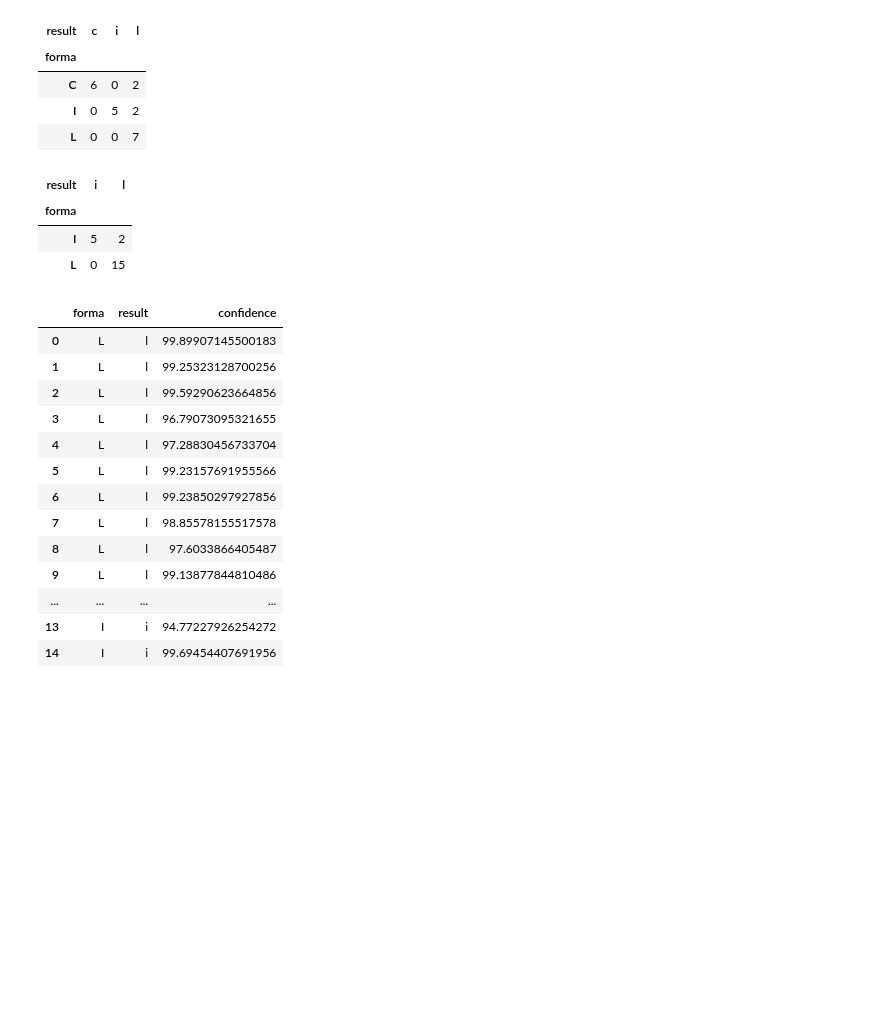
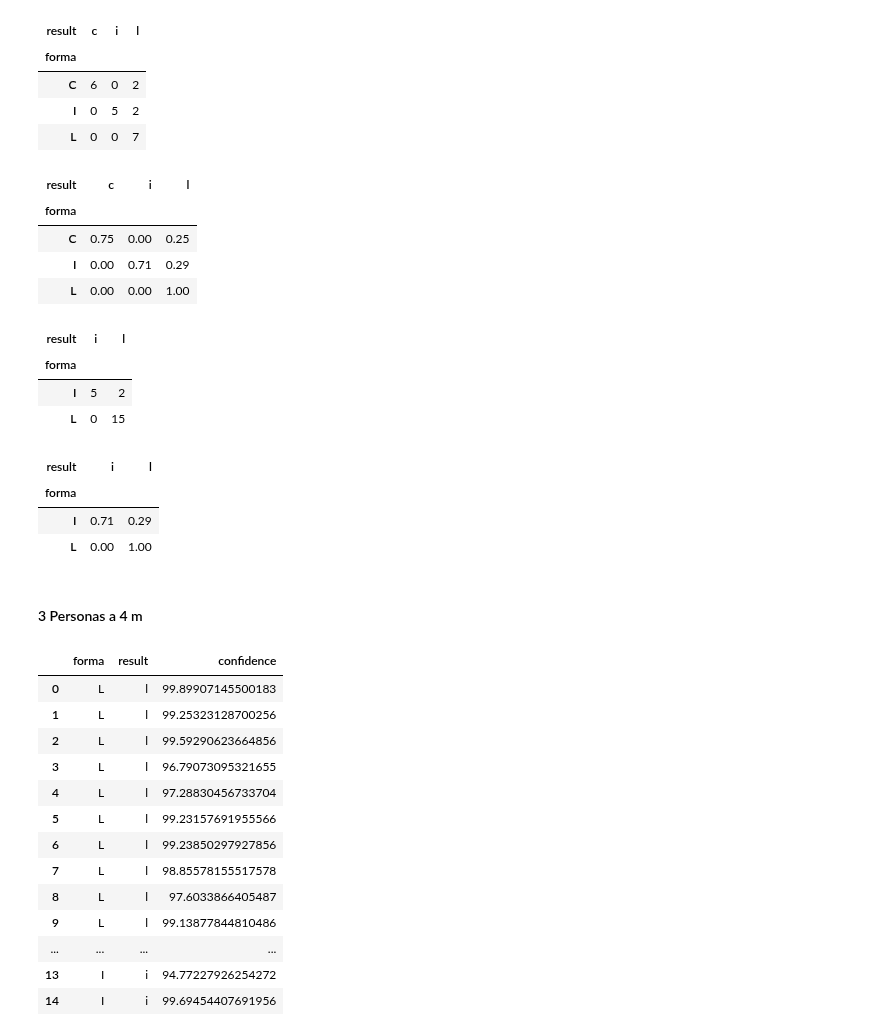
Before and after one commit to stevenaraujo98/integracion_pcl, a Jupyter notebook: get_res.ipynb, the cells around one changed output. Cells and saved outputs as stored; diff of their text form; code cells hidden in the pictures; blank space fills up the shorter version.

```diff
--- a/get_res.ipynb
+++ b/get_res.ipynb
@@ -102,6 +105,17 @@ confusion_matrix
 | C | 6 | 0 | 2 |
 | I | 0 | 5 | 2 |
 | L | 0 | 0 | 7 |
+# %%
+confusion_matrix = pd.crosstab(df_formas_3_300["forma"], df_formas_3_300["result"], rownames=["forma"], colnames=["result"])
+# Normalización por filas
+normalized_matrix = confusion_matrix.div(confusion_matrix.sum(axis=1), axis=0)
+normalized_matrix.round(2)
+# %% [output]
+| result | c | i | l |
+| forma |  |  |  |
+| C | 0.75 | 0.00 | 0.25 |
+| I | 0.00 | 0.71 | 0.29 |
+| L | 0.00 | 0.00 | 1.00 |
 # %%
 # cambiar de C a L en df_formas_3_300_L
 confusion_matrix = pd.crosstab(df_formas_3_300_L["forma"], df_formas_3_300_L["result"], rownames=["forma"], colnames=["result"])
@@ -111,6 +125,18 @@ confusion_matrix
 | forma |  |  |
 | I | 5 | 2 |
 | L | 0 | 15 |
+# %%
+confusion_matrix = pd.crosstab(df_formas_3_300_L["forma"], df_formas_3_300_L["result"], rownames=["forma"], colnames=["result"])
+# Normalización por filas
+normalized_matrix = confusion_matrix.div(confusion_matrix.sum(axis=1), axis=0)
+normalized_matrix.round(2)
+# %% [output]
+| result | i | l |
+| forma |  |  |
+| I | 0.71 | 0.29 |
+| L | 0.00 | 1.00 |
+# %% [markdown]
+#### 3 Personas a 4 m
 # %%
 df_formas_3_400_L = df_formas_3_400.copy()
 df_formas_3_400_L["forma"] = df_formas_3_400_L["forma"].replace("C", "L")
```
Also changed, not shown: parts of 10 cells of this notebook, 3 other files.
